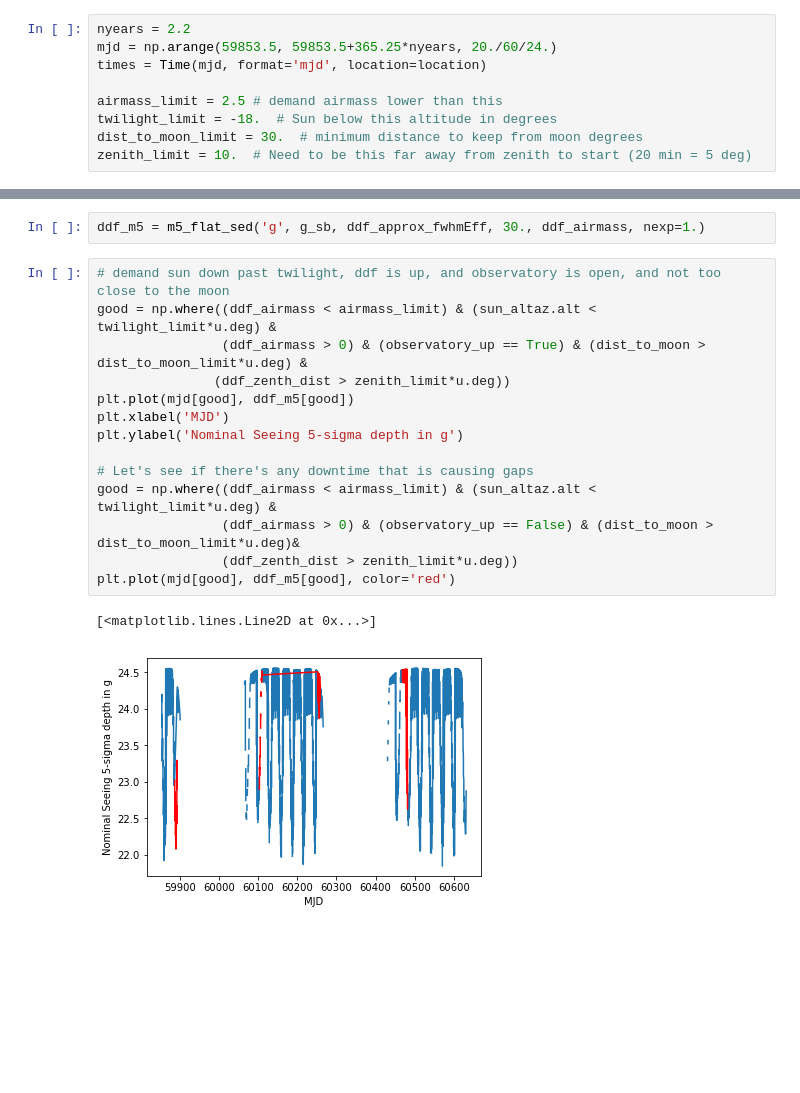
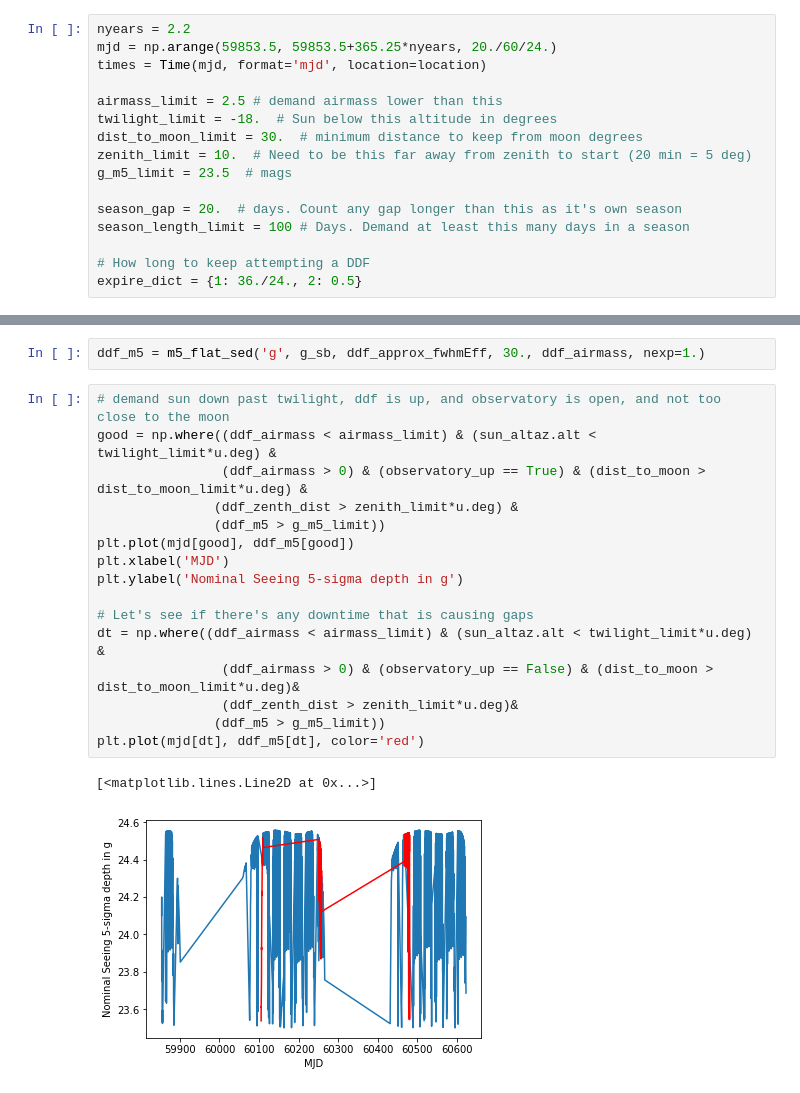
Before and after one commit to yoachim/20_Scratch, a Jupyter notebook: ddf_optimize/ddf_scheduling.ipynb, the cells around one changed output, grey strips where cells are left out. Cells and saved outputs as stored; diff of their text form; blank space fills up the shorter version.

```diff
--- a/ddf_optimize/ddf_scheduling.ipynb
+++ b/ddf_optimize/ddf_scheduling.ipynb
@@ -22,6 +22,13 @@ airmass_limit = 2.5 # demand airmass lower than this
 twilight_limit = -18.  # Sun below this altitude in degrees
 dist_to_moon_limit = 30.  # minimum distance to keep from moon degrees
 zenith_limit = 10.  # Need to be this far away from zenith to start (20 min = 5 deg)
+g_m5_limit = 23.5  # mags
+
+season_gap = 20.  # days. Count any gap longer than this as it's own season
+season_length_limit = 100 # Days. Demand at least this many days in a season
+
+# How long to keep attempting a DDF
+expire_dict = {1: 36./24., 2: 0.5}
 # %%
 sun_coords = get_sun(times)
 moon_coords = get_moon(times)
@@ -121,20 +116,22 @@ ddf_m5 = m5_flat_sed('g', g_sb, ddf_approx_fwhmEff, 30., ddf_airmass, nexp=1.)
 # %%
 # demand sun down past twilight, ddf is up, and observatory is open, and not too close to the moon
 good = np.where((ddf_airmass < airmass_limit) & (sun_altaz.alt < twilight_limit*u.deg) &
                 (ddf_airmass > 0) & (observatory_up == True) & (dist_to_moon > dist_to_moon_limit*u.deg) &
-               (ddf_zenth_dist > zenith_limit*u.deg))
+               (ddf_zenth_dist > zenith_limit*u.deg) &
+               (ddf_m5 > g_m5_limit))
 plt.plot(mjd[good], ddf_m5[good])
 plt.xlabel('MJD')
 plt.ylabel('Nominal Seeing 5-sigma depth in g')
 
 # Let's see if there's any downtime that is causing gaps
-good = np.where((ddf_airmass < airmass_limit) & (sun_altaz.alt < twilight_limit*u.deg) &
+dt = np.where((ddf_airmass < airmass_limit) & (sun_altaz.alt < twilight_limit*u.deg) &
                 (ddf_airmass > 0) & (observatory_up == False) & (dist_to_moon > dist_to_moon_limit*u.deg)&
-                (ddf_zenth_dist > zenith_limit*u.deg))
-plt.plot(mjd[good], ddf_m5[good], color='red')
+                (ddf_zenth_dist > zenith_limit*u.deg)&
+               (ddf_m5 > g_m5_limit))
+plt.plot(mjd[dt], ddf_m5[dt], color='red')
 # %% [output]
 [<matplotlib.lines.Line2D at 0x...>]
-[figure, old version]
+[figure, new version]
 # %%
 np.where(np.isnan(ddf_m5[good]) == True)
 # %% [output]
```
Also changed, not shown: parts of 14 cells of this notebook, 2 other files.
